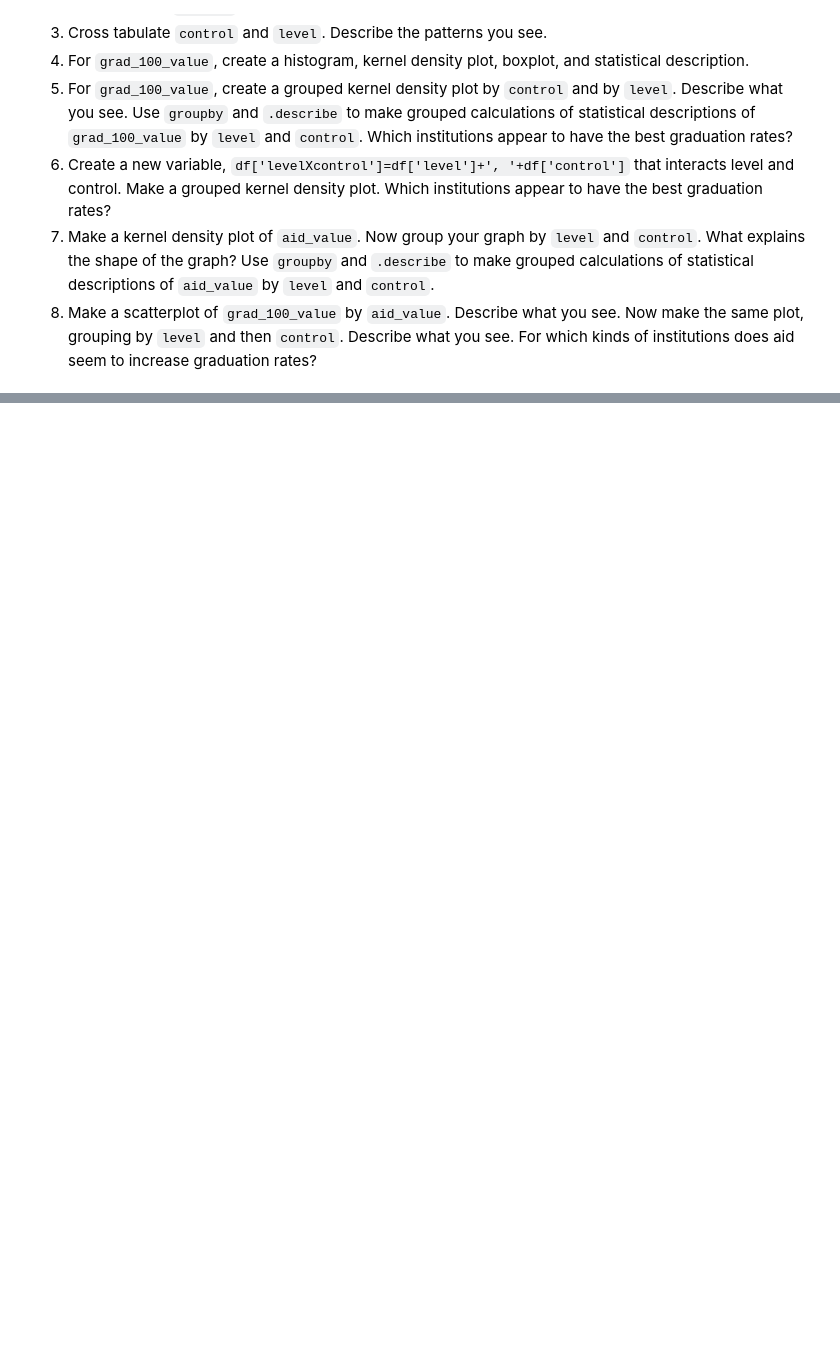
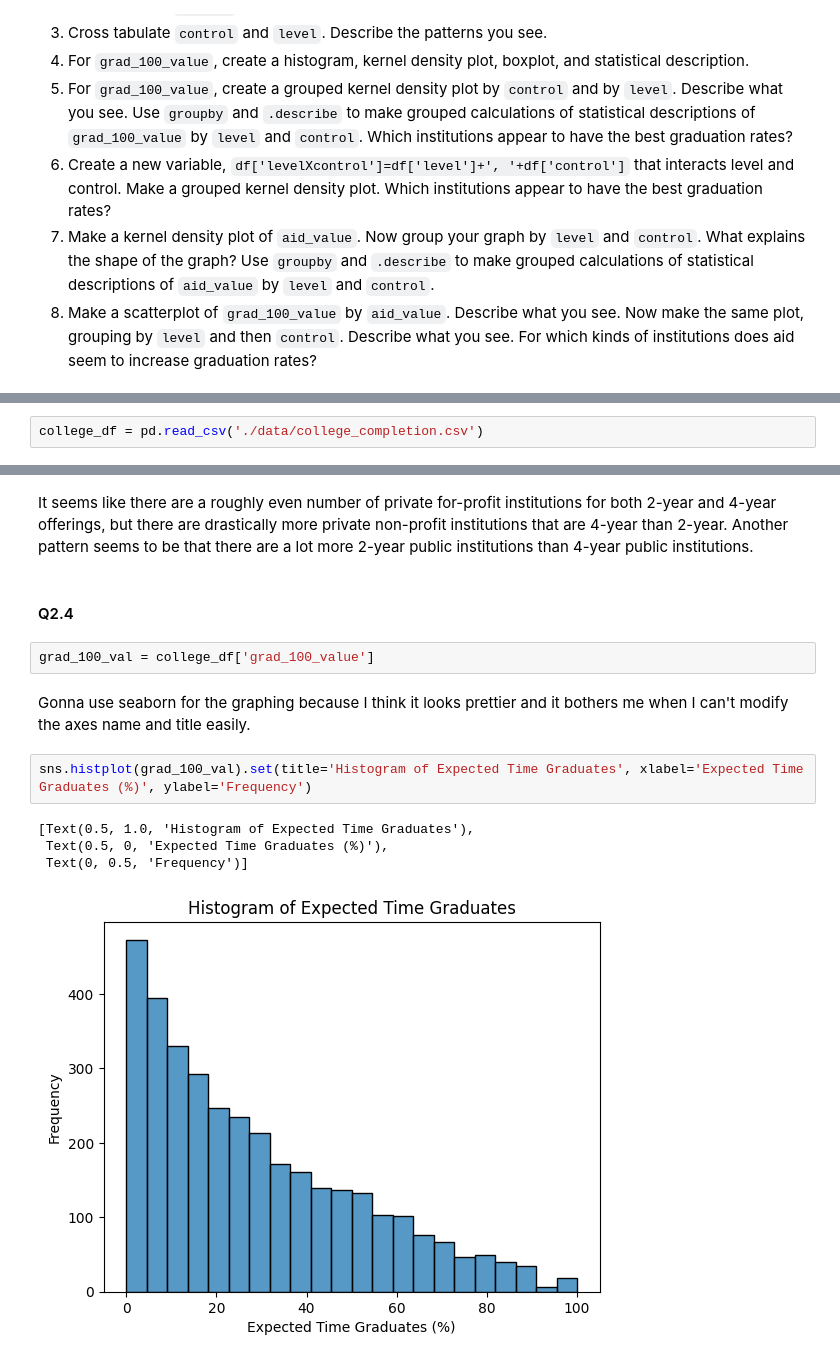
Before and after one commit to kevincha12/visualization_assignment, a Jupyter notebook: assignment.ipynb, the cells around one changed output, grey strips where cells are left out. Saved outputs shown, nothing was run; the diff lists cells and outputs as text; blank space fills up the shorter version.

```diff
--- a/assignment.ipynb
+++ b/assignment.ipynb
@@ -74,0 +93,2 @@ The "relevant" variables for this question are:
+# %%
+college_df = pd.read_csv('./data/college_completion.csv')
@@ -74,0 +149,15 @@ The "relevant" variables for this question are:
+# %% [markdown]
+It seems like there are a roughly even number of private for-profit institutions for both 2-year and 4-year offerings, but there are drastically more private non-profit institutions that are 4-year than 2-year. Another pattern seems to be that there are a lot more 2-year public institutions than 4-year public institutions.
+# %% [markdown]
+#### Q2.4
+# %%
+grad_100_val = college_df['grad_100_value']
+# %% [markdown]
+Gonna use seaborn for the graphing because I think it looks prettier and it bothers me when I can't modify the axes name and title easily.
+# %%
+sns.histplot(grad_100_val).set(title='Histogram of Expected Time Graduates', xlabel='Expected Time Graduates (%)', ylabel='Frequency')
+# %% [output]
+[Text(0.5, 1.0, 'Histogram of Expected Time Graduates'),
+ Text(0.5, 0, 'Expected Time Graduates (%)'),
+ Text(0, 0.5, 'Frequency')]
+[figure, added]
```
Also changed, not shown: parts of 34 cells of this notebook.
